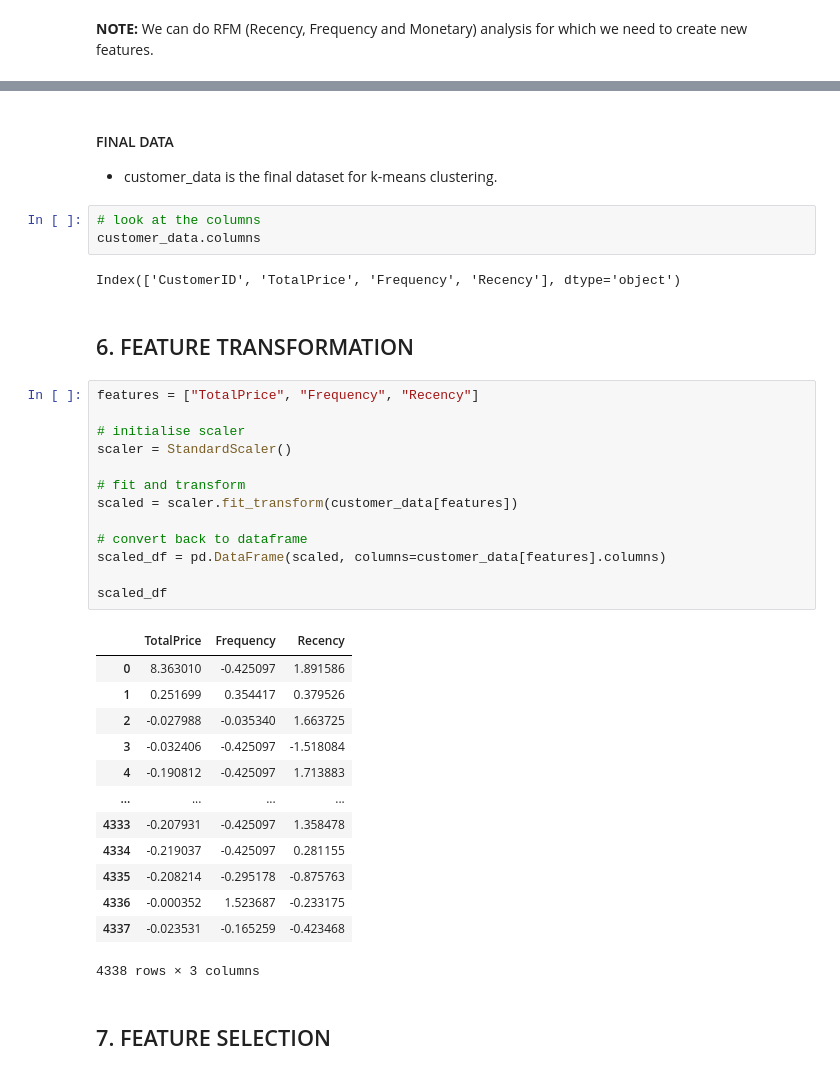
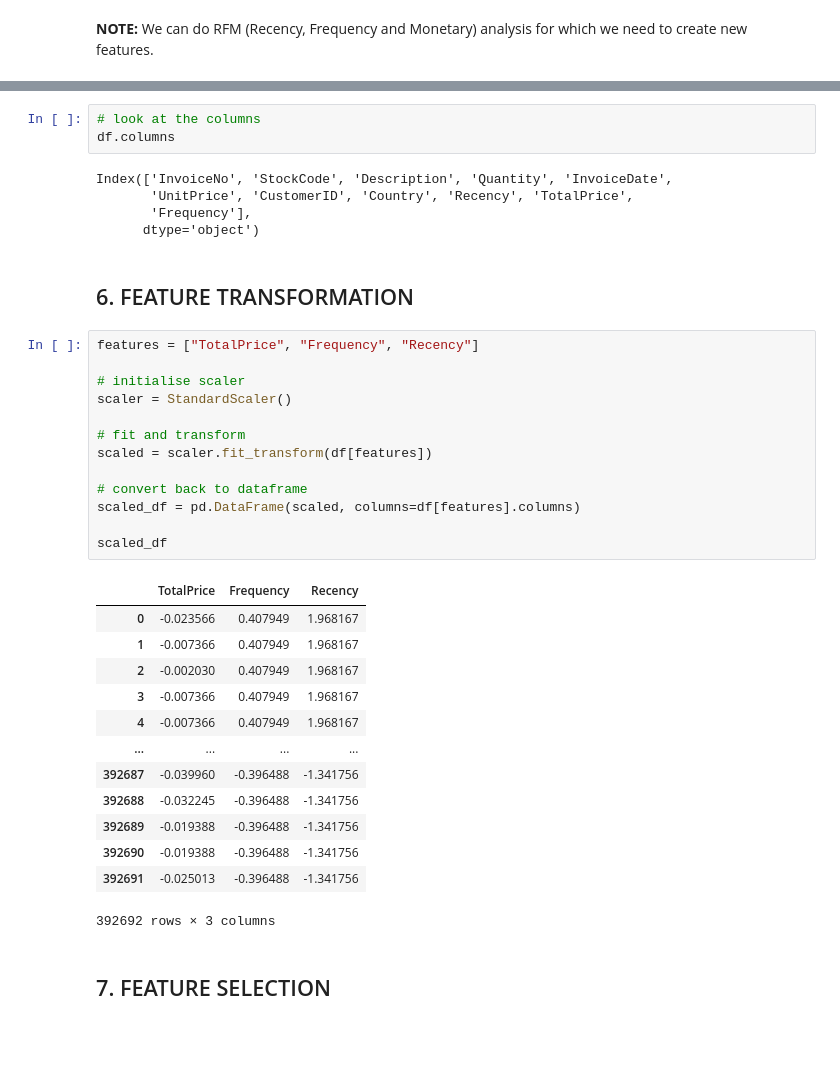
Before and after one commit to Pronob17/Customer_segmentation_using_K_means_clustering, a Jupyter notebook: Customer_Segmentation_with_K_Means_Clustering.ipynb, the cells around one changed output, grey strips where cells are left out. Saved outputs shown, nothing was run; the diff lists cells and outputs as text; blank space fills up the shorter version.

```diff
--- a/Customer_Segmentation_with_K_Means_Clustering.ipynb
+++ b/Customer_Segmentation_with_K_Means_Clustering.ipynb
@@ -570,40 +549,40 @@ customer_data.head()
-# %% [markdown]
-#### FINAL DATA
-* customer_data is the final dataset for k-means clustering.
 # %%
 # look at the columns
-customer_data.columns
+df.columns
 # %% [output]
-Index(['CustomerID', 'TotalPrice', 'Frequency', 'Recency'], dtype='object')
+Index(['InvoiceNo', 'StockCode', 'Description', 'Quantity', 'InvoiceDate',
+       'UnitPrice', 'CustomerID', 'Country', 'Recency', 'TotalPrice',
+       'Frequency'],
+      dtype='object')
 # %% [markdown]
 ## 6. FEATURE TRANSFORMATION
 # %%
 features = ["TotalPrice", "Frequency", "Recency"]
 
 # initialise scaler
 scaler = StandardScaler()
 
 # fit and transform
-scaled = scaler.fit_transform(customer_data[features])
+scaled = scaler.fit_transform(df[features])
 
 # convert back to dataframe
-scaled_df = pd.DataFrame(scaled, columns=customer_data[features].columns)
+scaled_df = pd.DataFrame(scaled, columns=df[features].columns)
 
 scaled_df
 # %% [output]
 |  | TotalPrice | Frequency | Recency |
-| 0 | 8.363010 | -0.425097 | 1.891586 |
-| 1 | 0.251699 | 0.354417 | 0.379526 |
-| 2 | -0.027988 | -0.035340 | 1.663725 |
-| 3 | -0.032406 | -0.425097 | -1.518084 |
-| 4 | -0.190812 | -0.425097 | 1.713883 |
+| 0 | -0.023566 | 0.407949 | 1.968167 |
+| 1 | -0.007366 | 0.407949 | 1.968167 |
+| 2 | -0.002030 | 0.407949 | 1.968167 |
+| 3 | -0.007366 | 0.407949 | 1.968167 |
+| 4 | -0.007366 | 0.407949 | 1.968167 |
 | ... | ... | ... | ... |
-| 4333 | -0.207931 | -0.425097 | 1.358478 |
-| 4334 | -0.219037 | -0.425097 | 0.281155 |
-| 4335 | -0.208214 | -0.295178 | -0.875763 |
-| 4336 | -0.000352 | 1.523687 | -0.233175 |
-| 4337 | -0.023531 | -0.165259 | -0.423468 |
+| 392687 | -0.039960 | -0.396488 | -1.341756 |
+| 392688 | -0.032245 | -0.396488 | -1.341756 |
+| 392689 | -0.019388 | -0.396488 | -1.341756 |
+| 392690 | -0.019388 | -0.396488 | -1.341756 |
+| 392691 | -0.025013 | -0.396488 | -1.341756 |
-4338 rows × 3 columns
+392692 rows × 3 columns
 # %% [markdown]
 ## 7. FEATURE SELECTION
 # %%
```
Also changed, not shown: parts of 12 cells of this notebook.
